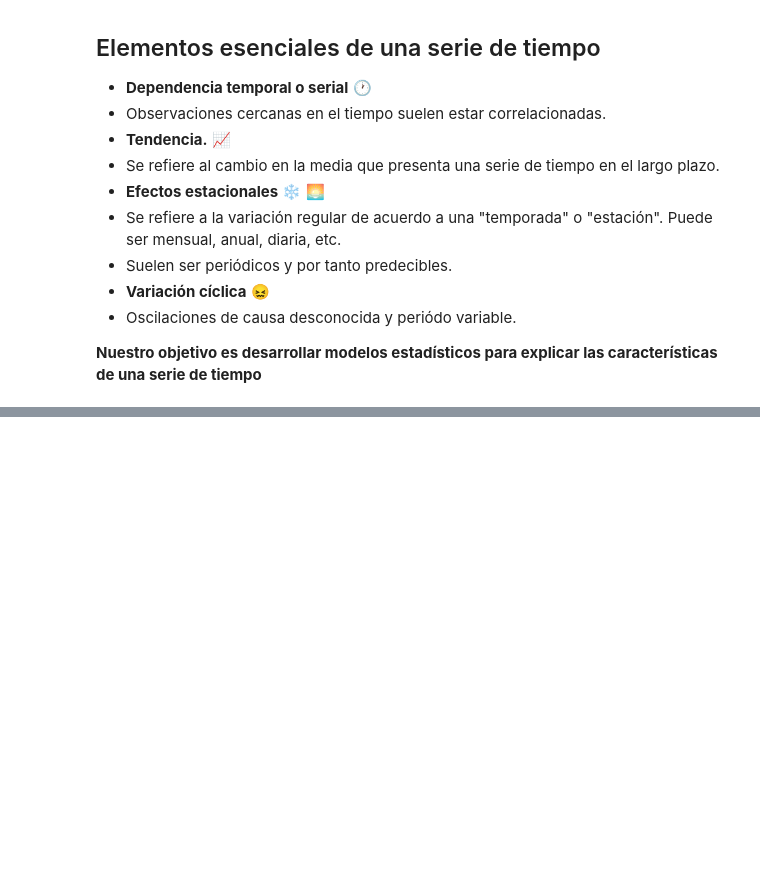
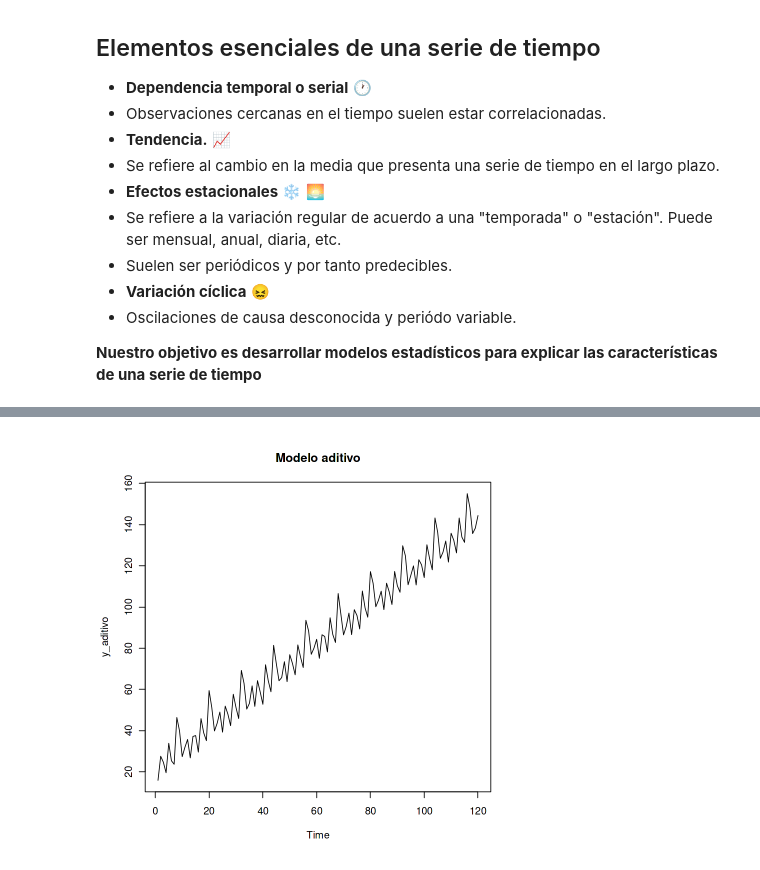
Before and after one commit to jcortesorihuela/jcortesorihuela.github.io, a Jupyter notebook: projects/Series_de_Tiempo_1.ipynb, the cells around one changed output, grey strips where cells are left out. Drawn from its saved outputs; the diff is of its cells as text; code cells hidden in the pictures; blank space fills up the shorter version.

```diff
--- a/projects/Series_de_Tiempo_1.ipynb
+++ b/projects/Series_de_Tiempo_1.ipynb
@@ -81,0 +95,11 @@ A Time Series: 12 × 12
+# %%
+set.seed(2049)
+t <- 120
+m <- 30+1:t
+s <- rep(rnorm(12, sd = 10), 10)
+e <- rnorm(t)
+y_aditivo <- s + m + e
+y_aditivo <- ts(y_aditivo)
+plot(y_aditivo, main = "Modelo aditivo")
+# %% [output]
+[figure, added]
```
Also changed, not shown: parts of 15 cells of this notebook.
